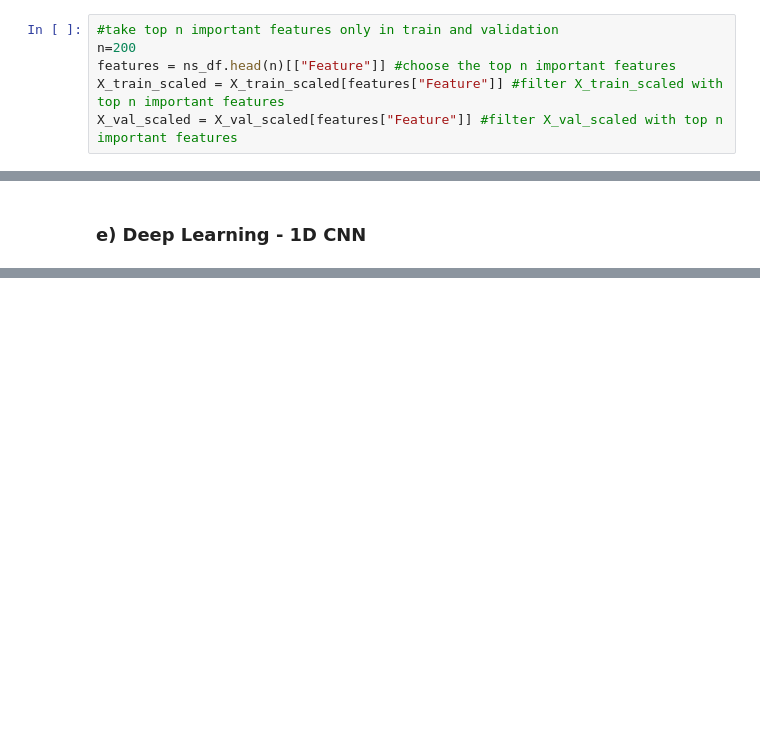
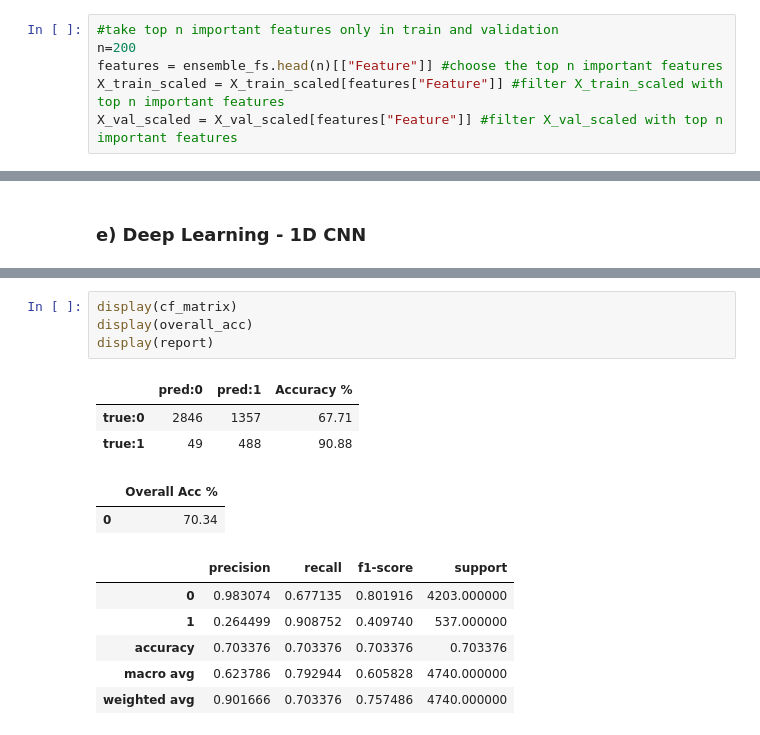
Before and after one commit to NicoleNL/ML-Speckle, a Jupyter notebook: MLSpeckle_20220106.ipynb, the cells around one changed output, grey strips where cells are left out. Cells and saved outputs as stored; diff of their text form; blank space fills up the shorter version.

```diff
--- a/MLSpeckle_20220106.ipynb
+++ b/MLSpeckle_20220106.ipynb
@@ -1635,7 +1728,7 @@ ensemble_fs
 # %%
 #take top n important features only in train and validation
 n=200
-features = ns_df.head(n)[["Feature"]] #choose the top n important features
+features = ensemble_fs.head(n)[["Feature"]] #choose the top n important features
 X_train_scaled = X_train_scaled[features["Feature"]] #filter X_train_scaled with top n important features
 X_val_scaled = X_val_scaled[features["Feature"]] #filter X_val_scaled with top n important features
 # %%
@@ -2395,0 +2614,16 @@ val_results.to_csv(model_path+"Val_results.csv",index=False)
+# %%
+display(cf_matrix)
+display(overall_acc)
+display(report)
+# %% [output]
+|  | pred:0 | pred:1 | Accuracy % |
+| true:0 | 2846 | 1357 | 67.71 |
+| true:1 | 49 | 488 | 90.88 |
+|  | Overall Acc % |
+| 0 | 70.34 |
+|  | precision | recall | f1-score | support |
+| 0 | 0.983074 | 0.677135 | 0.801916 | 4203.000000 |
+| 1 | 0.264499 | 0.908752 | 0.409740 | 537.000000 |
+| accuracy | 0.703376 | 0.703376 | 0.703376 | 0.703376 |
+| macro avg | 0.623786 | 0.792944 | 0.605828 | 4740.000000 |
+| weighted avg | 0.901666 | 0.703376 | 0.757486 | 4740.000000 |
```
Also changed, not shown: parts of 55 cells of this notebook.
